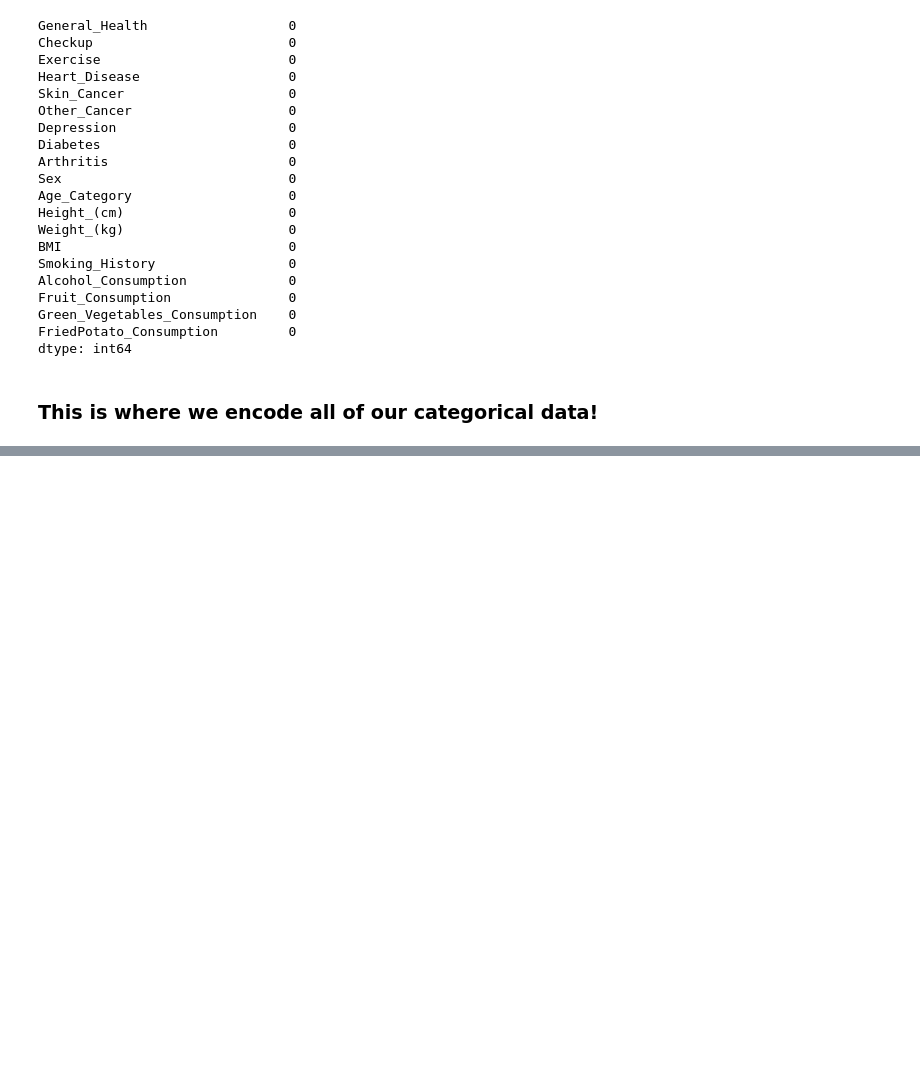
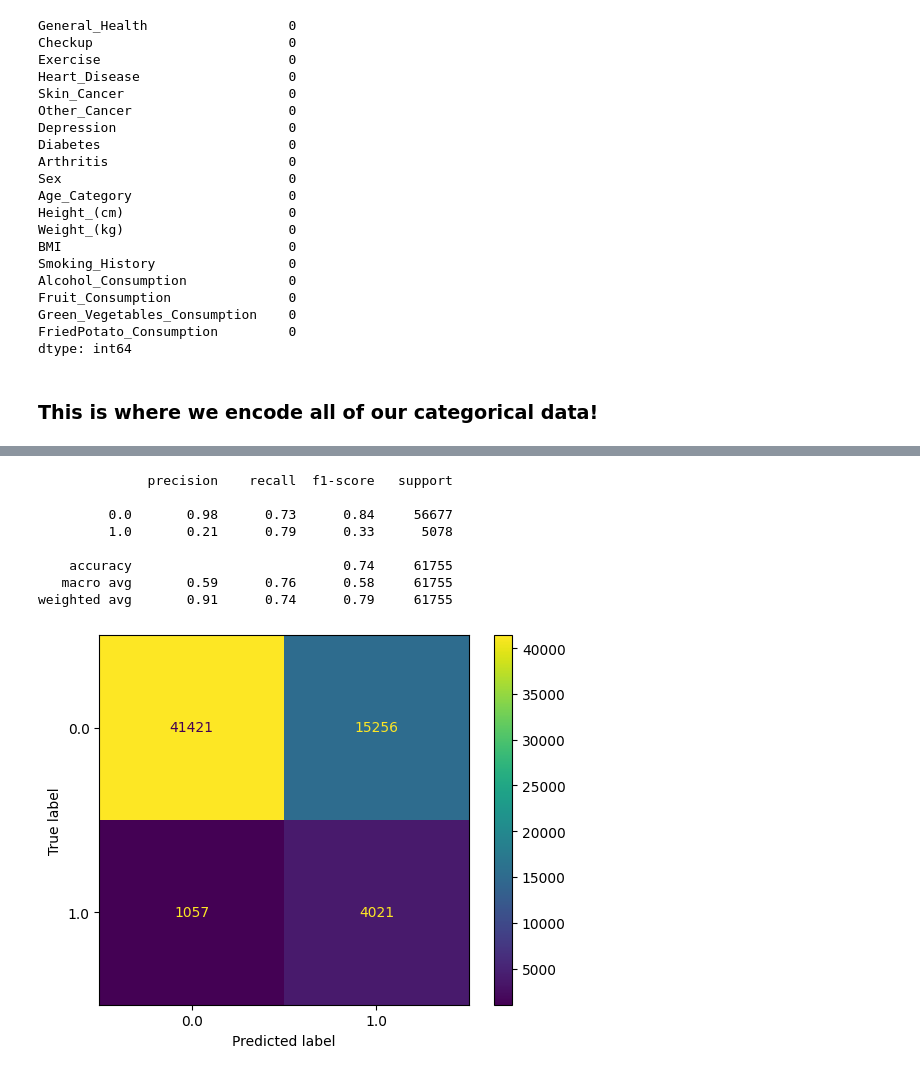
Before and after one commit to Chasindu/3401, a Jupyter notebook: Cardiovascular Diseases Risk Prediction.ipynb, the cells around one changed output, grey strips where cells are left out. Cells and saved outputs as stored; diff of their text form; code cells hidden in the pictures; blank space fills up the shorter version.

```diff
--- a/Cardiovascular Diseases Risk Prediction.ipynb
+++ b/Cardiovascular Diseases Risk Prediction.ipynb
@@ -208,11 +282,11 @@ num_cols = df.select_dtypes(include='number').columns.to_list()
 cat_cols = df.select_dtypes(exclude='number').columns.to_list()
 
 #exclude the target from numerical columns
-#cat_cols.remove("Age_Category")
+num_cols.remove("Age_Category")
 
 #create pipelines for numeric and categorical columns
 num_pipeline = make_pipeline(SimpleImputer(strategy='mean'), StandardScaler())
-cat_pipeline = make_pipeline(SimpleImputer(strategy='most_frequent'), OneHotEncoder())
+cat_pipeline = make_pipeline(SimpleImputer(strategy='most_frequent'), OneHotEncoder(drop='if_binary'))
 
 #use ColumnTransformer to set the estimators and transformations
 
@@ -281,6 +348,2 @@ df_prepared.columns = [col.split('__', 1)[-1] for col in df_prepared.columns]
-# %%
-# Dropping the binary feature columns for 'no' - created after OneHotEncoding
-
-df_prepared.drop(labels=['Exercise_No', 'Smoking_History_No', 'Skin_Cancer_No', 'Other_Cancer_No', 'Depression_No', 'Arthritis_No', 'Heart_Disease_No'], axis=1, inplace=True)
 # %%
 corr_matrix = df_prepared.corr(numeric_only=True)
@@ -309,9 +372,8 @@ corr_matrix
 
 from sklearn.model_selection import train_test_split
 
-X = df_prepared.drop('Heart_Disease_Yes', axis=1)
-y = df_prepared['Heart_Disease_Yes']
+# split
+df_train, df_test = train_test_split(df_prepared, test_size=0.2, random_state=42)
 
-
-X_train, X_test, y_train, y_test = train_test_split(X, y, test_size=0.2, random_state=42)
-print(X_train.shape, y_train.shape, X_test.shape, y_test.shape)
+#X_train, X_test, y_train, y_test = train_test_split(X, y, test_size=0.2, random_state=42)
+#print(X_train.shape, y_train.shape, X_test.shape, y_test.shape)
@@ -320,6 +380,6 @@ print(X_train.shape, y_train.shape, X_test.shape, y_test.shape)
 # %%
-df_heart_disease_0 = X_train[X_train["Heart_Disease_Yes"] == 0]
-df_heart_disease_1 = X_train[X_train["Heart_Disease_Yes"] == 1]
+df_heart_disease_0 = df_train[df_train["Heart_Disease_Yes"] == 0]
+df_heart_disease_1 = df_train[df_train["Heart_Disease_Yes"] == 1]
 
 #min: num of 0s, num of 1s
 samples_per_category = min(len(df_heart_disease_0), len(df_heart_disease_1))
@@ -337,0 +425,33 @@ KeyError: 'Heart_Disease_Yes'
+# %%
+X_train, y_train = df5050.drop(columns=['Heart_Disease_Yes']), df5050['Heart_Disease_Yes']
+X_test, y_test = df_test.drop(columns=['Heart_Disease_Yes']), df_test['Heart_Disease_Yes']
+
+
+model = LogisticRegression(max_iter=2000, random_state=0)
+model.fit(X_train, y_train)
+
+#Predict
+y_pred = model.predict(X_test)
+
+
+print (classification_report(y_test, y_pred))
+ConfusionMatrixDisplay.from_predictions(y_test, y_pred)
+plt.show()
+
+
+
+# poly_kernel_svm_clf = SVC()
+# poly_kernel_svm_clf.fit(X_train, y_train)
+
+# y_predict = poly_kernel_svm_clf.predict(X_test)
+# print (classification_report(y_test, y_predict))
+# %% [output]
+              precision    recall  f1-score   support
+
+         0.0       0.98      0.73      0.84     56677
+         1.0       0.21      0.79      0.33      5078
+
+    accuracy                           0.74     61755
+   macro avg       0.59      0.76      0.58     61755
+weighted avg       0.91      0.74      0.79     61755
+[figure, added]
```
Also changed, not shown: parts of 27 cells of this notebook.
